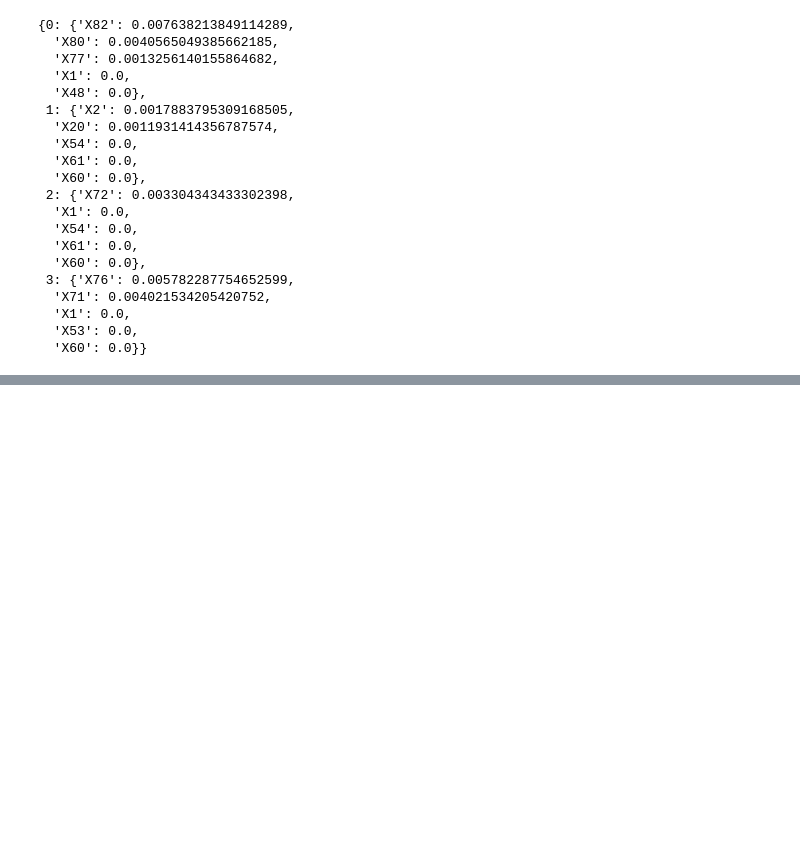
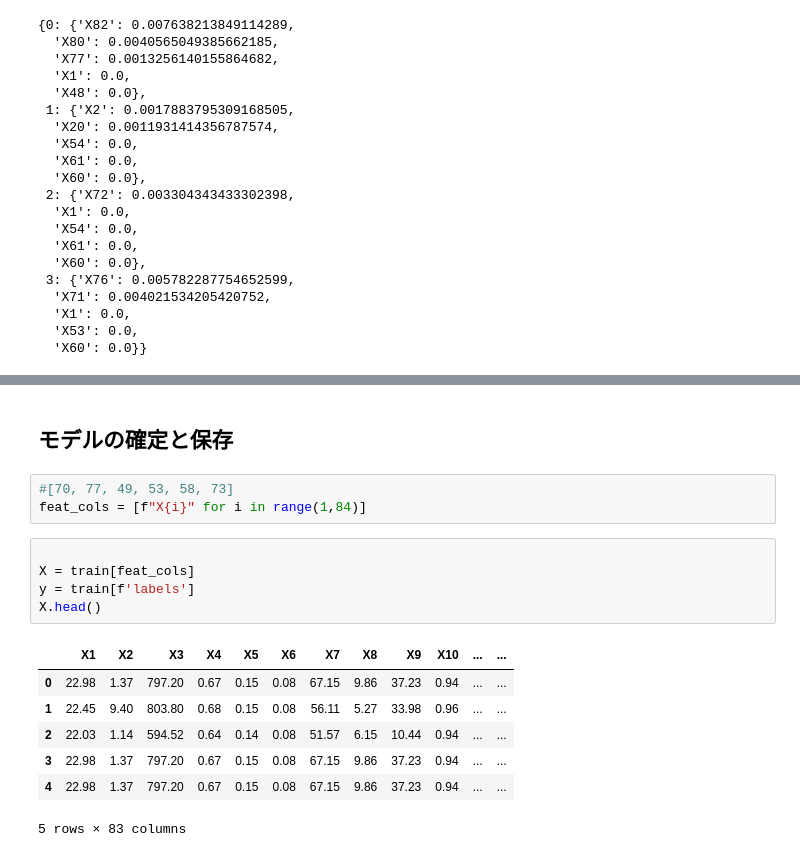
Before and after one commit to yut0takagi/ass-production-management2, a Jupyter notebook: notebook/2026年1月21日.ipynb, the cells around one changed output, grey strips where cells are left out. Saved outputs shown, nothing was run; the diff lists cells and outputs as text; blank space fills up the shorter version.

```diff
--- a/notebook/2026年1月21日.ipynb
+++ b/notebook/2026年1月21日.ipynb
@@ -438,0 +494,18 @@ weighted avg      0.985     0.983     0.984       533
+# %% [markdown]
+## モデルの確定と保存
+# %%
+#[70, 77, 49, 53, 58, 73]
+feat_cols = [f"X{i}" for i in range(1,84)]
+# %%
+
+X = train[feat_cols]
+y = train[f'labels']
+X.head()
+# %% [output]
+|  | X1 | X2 | X3 | X4 | X5 | X6 | X7 | X8 | X9 | X10 | ... | ... |
+| 0 | 22.98 | 1.37 | 797.20 | 0.67 | 0.15 | 0.08 | 67.15 | 9.86 | 37.23 | 0.94 | ... | ... |
+| 1 | 22.45 | 9.40 | 803.80 | 0.68 | 0.15 | 0.08 | 56.11 | 5.27 | 33.98 | 0.96 | ... | ... |
+| 2 | 22.03 | 1.14 | 594.52 | 0.64 | 0.14 | 0.08 | 51.57 | 6.15 | 10.44 | 0.94 | ... | ... |
+| 3 | 22.98 | 1.37 | 797.20 | 0.67 | 0.15 | 0.08 | 67.15 | 9.86 | 37.23 | 0.94 | ... | ... |
+| 4 | 22.98 | 1.37 | 797.20 | 0.67 | 0.15 | 0.08 | 67.15 | 9.86 | 37.23 | 0.94 | ... | ... |
+5 rows × 83 columns
```
Also changed, not shown: parts of 9 cells of this notebook, 2 other files.
